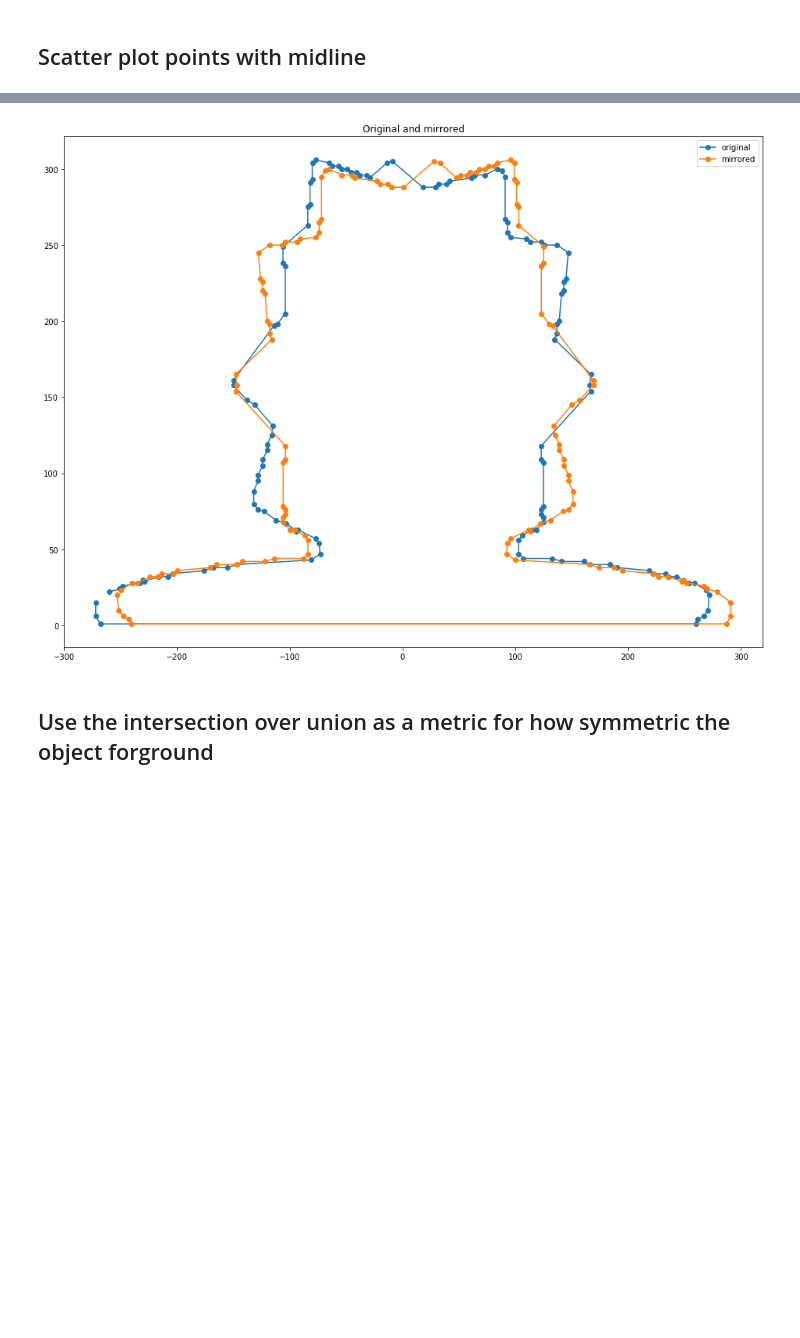
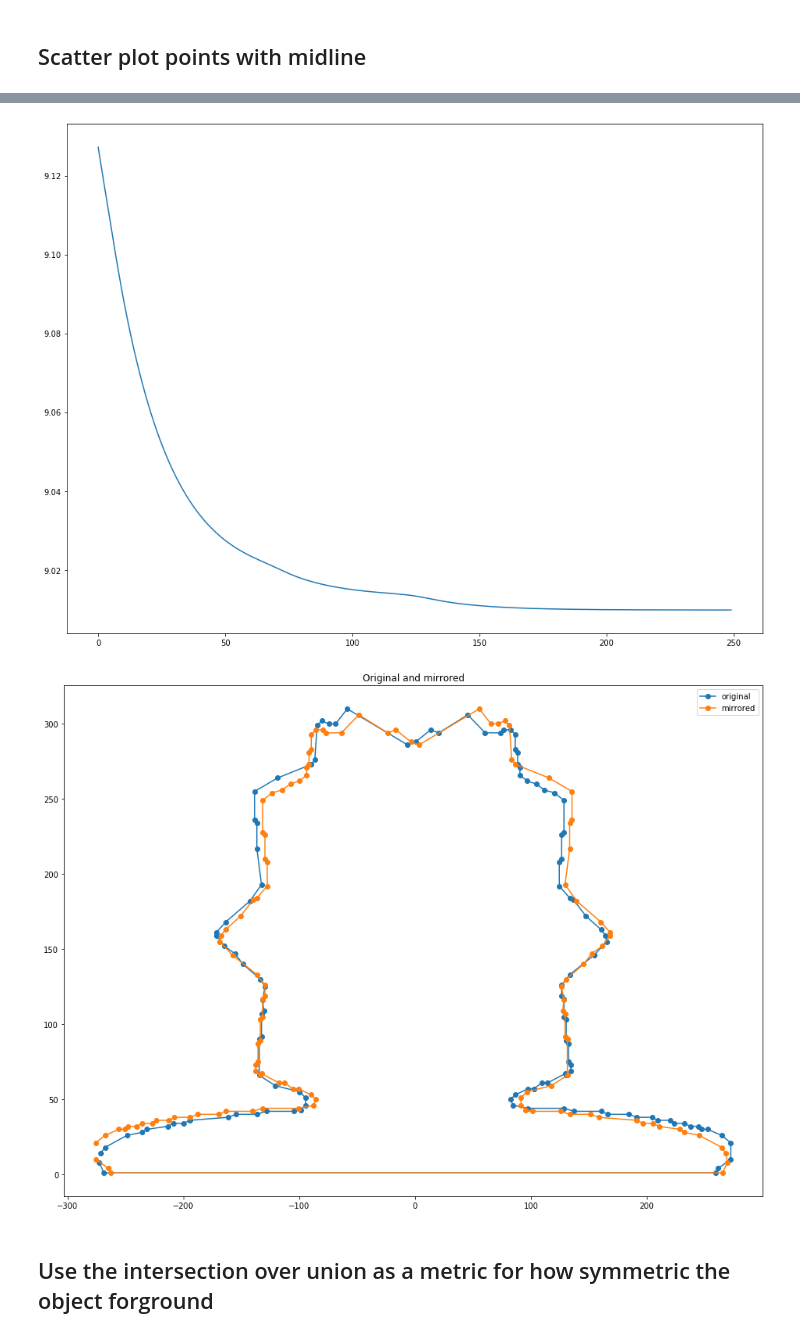
Before and after one commit to mattangus/SymmetryFinder, a Jupyter notebook: Example.ipynb, the cells around one changed output, grey strips where cells are left out. Drawn from its saved outputs; the diff is of its cells as text; code cells hidden in the pictures; blank space fills up the shorter version.

```diff
--- a/Example.ipynb
+++ b/Example.ipynb
@@ -13,7 +16,10 @@ plt.rcParams["figure.figsize"] = (16, 12) # (w, h)
 # %%
 vid = cv2.VideoCapture("imgs/example.mp4")
 
-is_good, img = vid.read()
+# 260 is a very symmetric frame
+# 132 is not a very symmetric frame
+for i in range(46):
+    is_good, img = vid.read()
 img = img[...,::-1] #Convert BGR to RGB order
 
 plt.imshow(img);
@@ -113,7 +119,8 @@ plt.imshow(opened);
 # get mask contours
 cnts = cv2.findContours(255 - opened,cv2.RETR_LIST,cv2.CHAIN_APPROX_NONE)[-2]
 
-cnt = cnts[0]
+#get largest contour
+cnt = sorted(cnts, key=cv2.contourArea)[-1]
 
 # calc arclentgh
 arclen = cv2.arcLength(cnt, True)
@@ -155,31 +164,70 @@ This can be greatly improved. This naively matches the start and end points base
 # %%
 
 points_centered = points - [mid_x, 0]
 flipped = points_centered.copy()
 flipped[:,0] = -flipped[:,0]
 
 errors = []
 for i in range(len(flipped)):
     start = flipped[i]
     end = flipped[(i + 1) % len(flipped)]
     errors.append(np.linalg.norm(points_centered[0] - start) +
                   np.linalg.norm(np.linalg.norm(points_centered[-1] - end)))
-    #errors.append(np.mean(np.sqrt(np.sum(np.square(points_centered - np.concatenate([flipped[i:], flipped[:i]])), 1))))
 
 # plt.plot(errors)
 min_i = np.argmin(errors) + 1
-flipped = np.concatenate([flipped[min_i:], flipped[:min_i]])
+flipped = np.flip(np.concatenate([flipped[min_i:], flipped[:min_i]]), 0)
 
-T = np.mean(points_centered - flipped,0)
-flipped = flipped + T
+def get_grad(X,Y):
+    # D can also be an arbitrary distance matrix: numpy array, shape [m, n]
+    D = SquaredEuclidean(X,Y)
+    sdtw = SoftDTW(D, gamma=1.0)
+    # soft-DTW discrepancy, approaches DTW as gamma -> 0
+    value = sdtw.compute()
+    # gradient w.r.t. D, shape = [m, n], which is also the expected alignment matrix
+    E = sdtw.grad()
+    # gradient w.r.t. X, shape = [m, d]
+    G = D.jacobian_product(E)
+    mean_grad = np.mean(G,0)
+    return mean_grad, value
+
+lr = 0.01
+losses = []
+for i in range(250):
+    grad, loss = get_grad(flipped, points_centered)
+    losses.append(loss)
+    flipped = flipped - [grad[0]*lr,0] #only use x
+
+plt.figure()
+plt.plot(np.log(losses))
+
+# from scipy.spatial.distance import euclidean
+# distance, path = fastdtw(points_centered, flipped, dist=euclidean)
+
+# used_i = set()
+# used_j = set()
+# diffs = []
+# for i, j in path:
+#     if i in used_i or j in used_j:
+#         continue
+#     used_i.add(i)
+#     used_j.add(j)
+#     diffs.append(points_centered[i] - flipped[j])
+
+# T = np.mean(diffs,0)
+# print(T)
+# flipped = flipped - T
 
 plt.figure()
 plt.plot(points_centered[:,0], points_centered[:,1], "-o", label="original");
 plt.plot(flipped[:,0], flipped[:,1], "-o", label="mirrored");
 plt.legend();
 plt.title("Original and mirrored");
+# for i, j in path:
+#     plt.plot([points_centered[i,0], flipped[j,0]], [points_centered[i,1], flipped[j,1]], color=(0,0,0, 0.5))
 # %% [output]
-[figure, old version]
+[figure, new version]
+[figure, added]
 # %% [markdown]
 ## Use the intersection over union as a metric for how symmetric the object forground
 # %%
```
Also changed, not shown: parts of 15 cells of this notebook, 1 other file.
